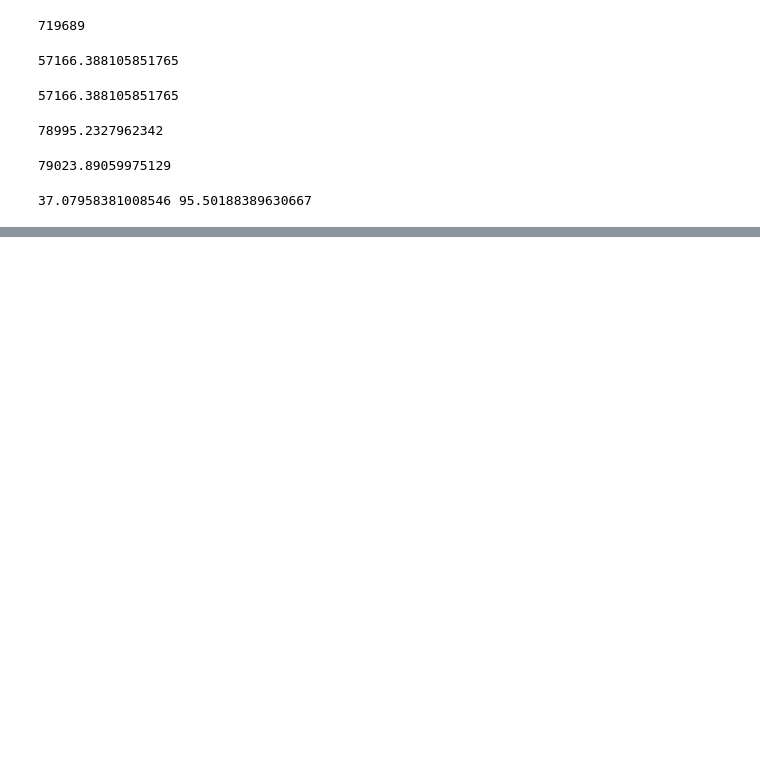
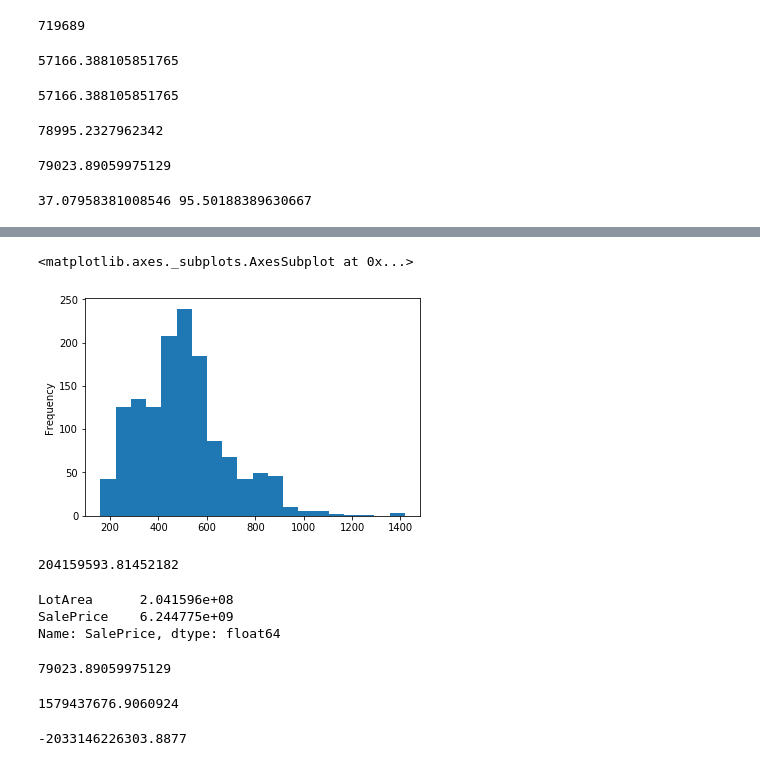
Before and after one commit to abhishekkumaribt/Grey_Atom, a Jupyter notebook: ipynb/SummarizingData.ipynb, the cells around one changed output, grey strips where cells are left out. Drawn from its saved outputs; the diff is of its cells as text; code cells hidden in the pictures; blank space fills up the shorter version.

```diff
--- a/ipynb/SummarizingData.ipynb
+++ b/ipynb/SummarizingData.ipynb
@@ -126,0 +151,37 @@ print(garage_cv, lot_cv)
+# %%
+df.GarageArea.plot(kind='hist',bins=20)
+# %% [output]
+<matplotlib.axes._subplots.AxesSubplot at 0x...>
+[figure, added]
+# %%
+newdf = df[['LotArea','SalePrice']].copy()
+covariance = newdf.cov().iloc[0,1]
+covariance
+# %% [output]
+204159593.81452182
+# %%
+covariance.SalePrice
+# %% [output]
+LotArea      2.041596e+08
+SalePrice    6.244775e+09
+Name: SalePrice, dtype: float64
+# %%
+std_LotArea = newdf.LotArea.std()
+std_SalePrice = newdf.SalePrice.std()
+std_SalePrice
+# %% [output]
+79023.89059975129
+# %%
+pearson = covariance/std_LotArea*std_SalePrice
+pearson
+# %% [output]
+1579437676.9060924
+# %%
+newdf['LotAreaRank'] = newdf.LotArea.rank(axis=0)
+newdf['SalePriceRank'] = newdf.SalePrice.rank(axis=0)
+newdf['d^2'] = (newdf.LotAreaRank-newdf.SalePriceRank)**2
+d_square = newdf['d^2'].sum()
+spearman = 1-((6*d_square)/len(newdf.LotArea)*((len(newdf.LotArea)**2)-1))
+spearman
+# %% [output]
+-2033146226303.8877
```
Also changed, not shown: parts of 8 cells of this notebook, 1 other file.
